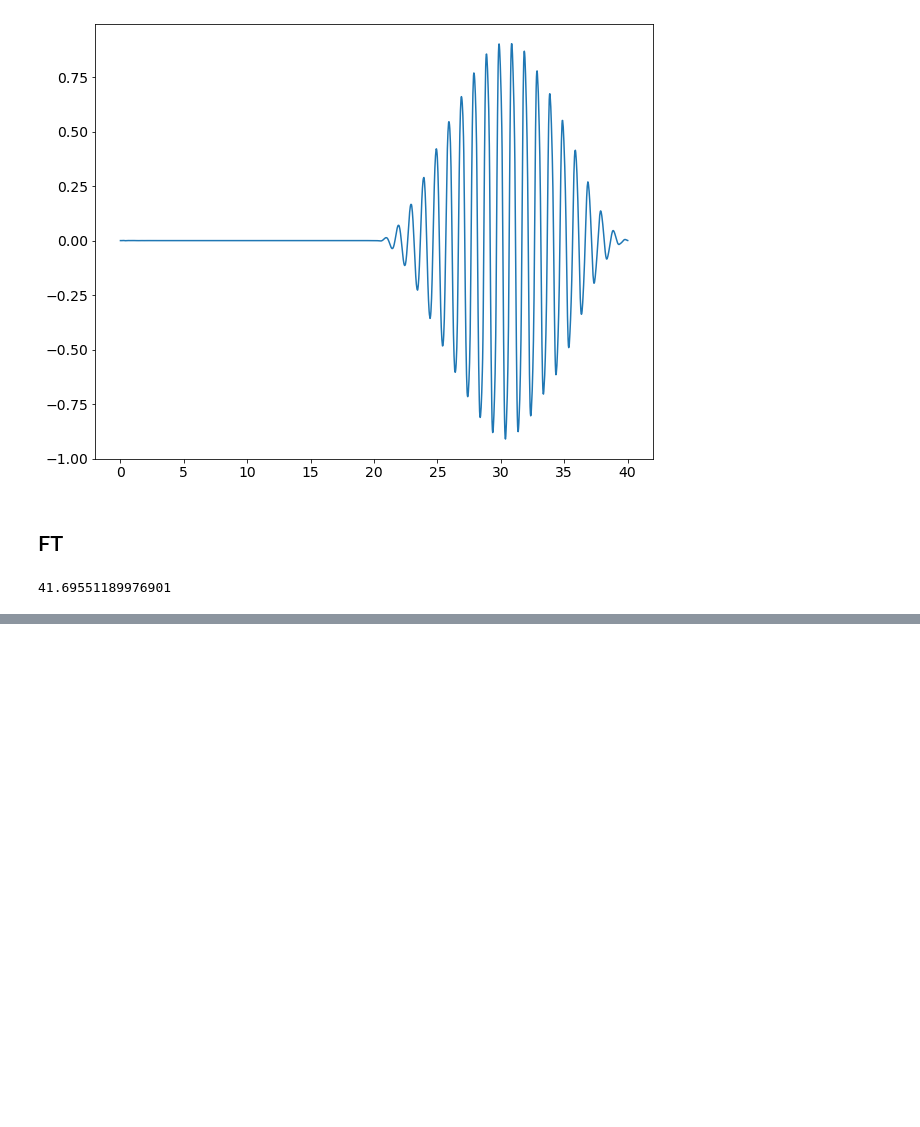
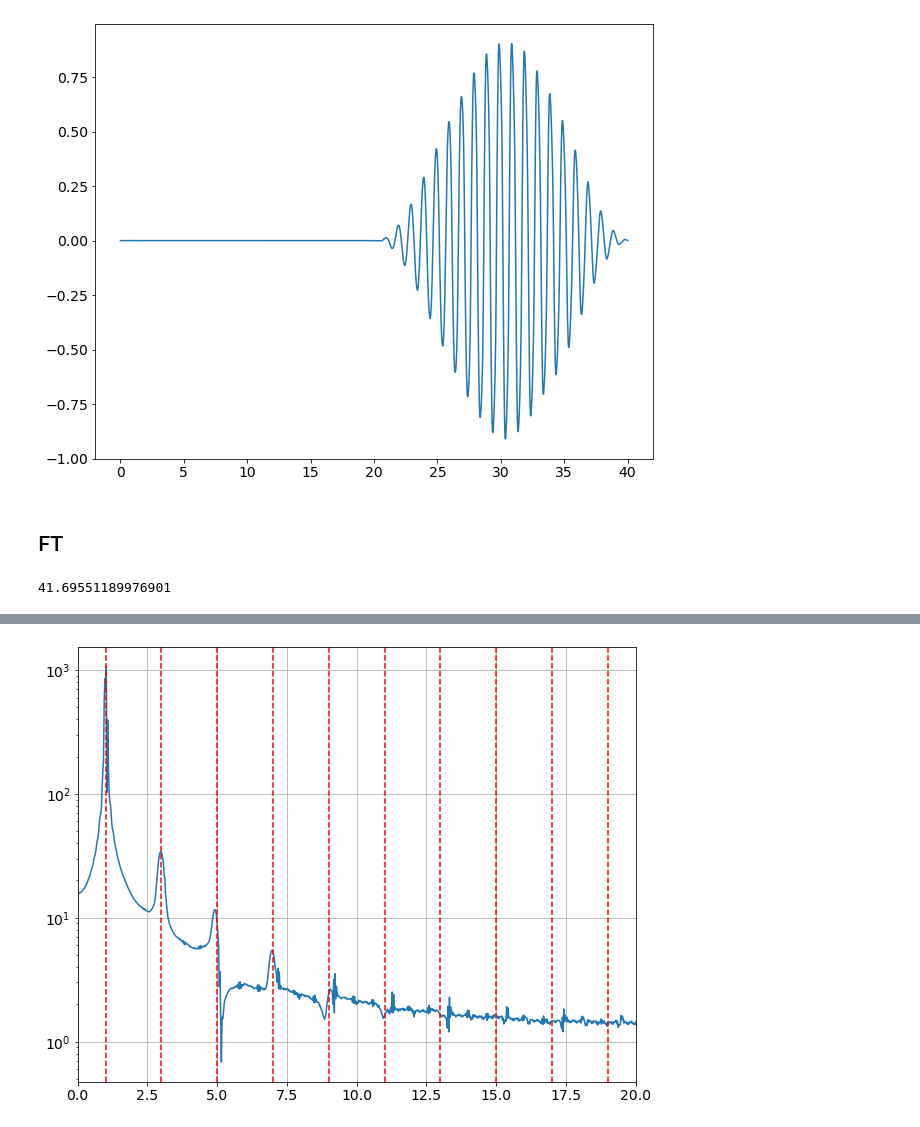
Before and after one commit to Hari31416/MSc_Project, a Jupyter notebook: EPOCH/High_Harmonic_Generation/reflected/reflected.ipynb, the cells around one changed output, grey strips where cells are left out. Drawn from its saved outputs; the diff is of its cells as text; code cells hidden in the pictures; blank space fills up the shorter version.

```diff
--- a/EPOCH/High_Harmonic_Generation/reflected.ipynb
+++ b/EPOCH/High_Harmonic_Generation/reflected/reflected.ipynb
@@ -266,17 +266,17 @@ plt.plot(T, Et2-pulse_2, label="Et2-pulse_2")
 y0 = np.fft.fft(Et0)
 y1 = np.fft.fft(Et1-pulse)
 y2 = np.fft.fft(Et2-pulse)
-# y1 = np.fft.fft(Et1)
-# y2 = np.fft.fft(Et2)
+y3 = np.fft.fft(Et1)
+y4 = np.fft.fft(Et2)
 # %%
-# y1_shift = np.fft.fftshift(y1)
-# y2_shift = np.fft.fftshift(y2)
+y3_shift = np.fft.fftshift(y3)
+y4_shift = np.fft.fftshift(y4)
 y1_shift = np.fft.fftshift(y1)
 y2_shift = np.fft.fftshift(y2)
-# y1_f = np.abs(y1_shift)/Er
-# y2_f = np.abs(y2_shift)/Er
 y1_f = np.abs(y1_shift)
 y2_f = np.abs(y2_shift)
+y3_f = np.abs(y3_shift)
+y4_f = np.abs(y4_shift)
 # %%
 omega = np.linspace(-omega_max/2, omega_max/2, len(ALL_FILES))
 # %%
@@ -307,0 +308,11 @@ plt.grid()
+# %%
+plt.plot(omega/omega0, 2*np.abs(y3_f)*2)
+plt.yscale("log")
+points = np.arange(1,21,2)
+for p in points:
+    plt.axvline(p, color="red", linestyle="--")
+    plt.annotate(f"{p}", (p, 1e-2))
+plt.xlim(0,20)
+plt.grid()
+# %% [output]
+[figure, added]
```
Also changed, not shown: parts of 4 cells of this notebook, 8 other files.
